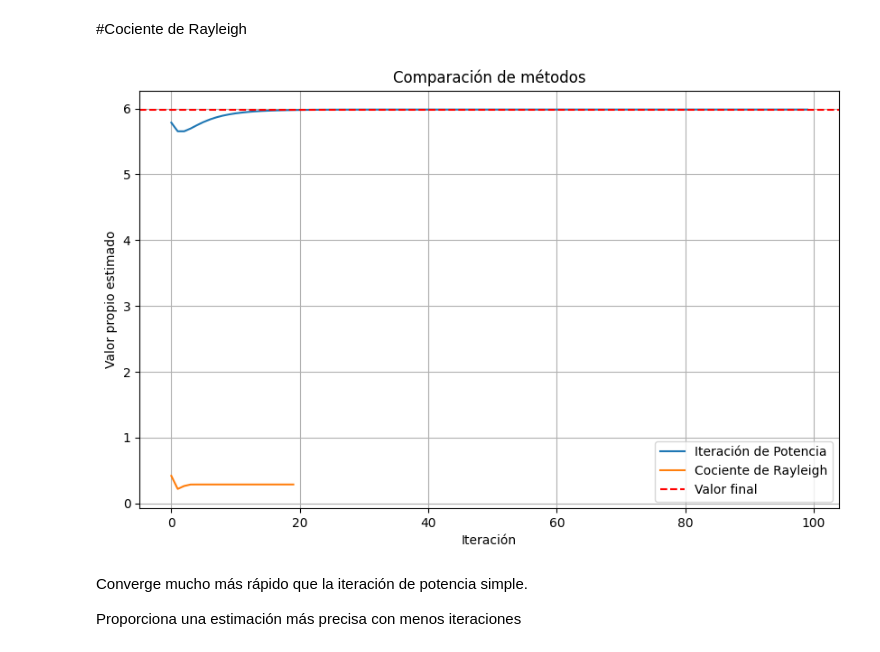
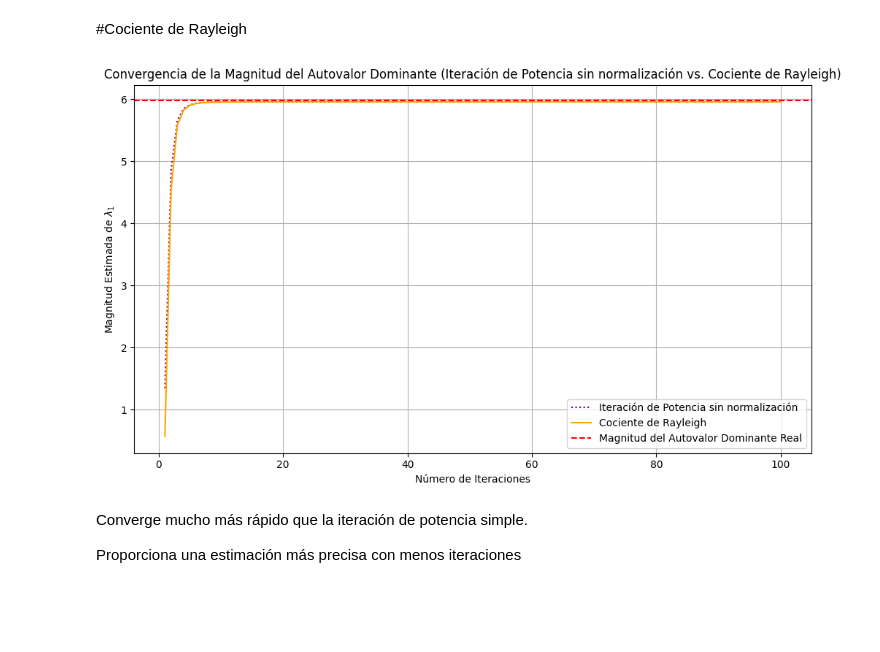
Before and after one commit to ncas13-gif/Mec-270-Lab, a Jupyter notebook: Lab06/eigenvalues.ipynb, the cells around one changed output. Drawn from its saved outputs; the diff is of its cells as text; code cells hidden in the pictures; blank space fills up the shorter version.

```diff
--- a/Lab06/eigenvalues.ipynb
+++ b/Lab06/eigenvalues.ipynb
@@ -255,39 +342,53 @@ El vector propio resultante muestra la dirección dominante de la transformació
 # %% [markdown]
 #Cociente de Rayleigh
 # %%
-def iteracion_cociente_rayleigh(A, num_iteraciones=100):
-    n = A.shape[0]
-    x = np.random.rand(n)
-    x = x / np.linalg.norm(x)
+import numpy as np
+import matplotlib.pyplot as plt
 
-    valores_propios = []
 
-    for _ in range(num_iteraciones):
-        # Calcular cociente de Rayleigh
-        lambda_estimado = (x.T @ A @ x) / (x.T @ x)
-        valores_propios.append(lambda_estimado)
+# --- Métodos Iterativos ---
+N_iterations = 100 # Número de iteraciones
 
-        # Resolver (A - lambda_estimado I)y = x
-        y = np.linalg.solve(A - lambda_estimado * np.eye(n), x)
-        x = y / np.linalg.norm(y)
+# Vector inicial aleatorio (no nulo)
+np.random.seed(42) # Para reproducibilidad
+x0 = np.random.rand(n_dim)
+x0 = x0 / np.linalg.norm(x0) # Normalizar para un mejor comportamiento inicial
 
-    return x, valores_propios
+# --- Algoritmo del Cociente de Rayleigh ---
+x_rayleigh_iter = np.copy(x0) # Vector inicial normalizado
+lambda_rayleigh_estimates = []
 
-vector_rayleigh, historia_rayleigh = iteracion_cociente_rayleigh(G, 20)
+for k in range(N_iterations):
+    y = D @ x_rayleigh_iter
+    if np.linalg.norm(x_rayleigh_iter) > 1e-15:
+        rayleigh_quotient = (x_rayleigh_iter.T @ D @ x_rayleigh_iter) / (x_rayleigh_iter.T @ x_rayleigh_iter)
+        lambda_rayleigh_estimates.append(rayleigh_quotient)
+    else:
+        lambda_rayleigh_estimates.append(np.nan)
+    if np.linalg.norm(y) > 1e-15:
+        x_rayleigh_iter = y / np.linalg.norm(y)
+    else:
+        x_rayleigh_iter = np.full(n_dim, np.nan)
 
-# Graficar comparación
+# --- Gráfica de Comparación ---
 plt.figure(figsize=(10, 6))
-plt.plot(historia_valores, label='Iteración de Potencia')
-plt.plot(historia_rayleigh, label='Cociente de Rayleigh')
-plt.axhline(y=historia_valores[-1], color='r', linestyle='--', label='Valor final')
-plt.title('Comparación de métodos')
-plt.xlabel('Iteración')
-plt.ylabel('Valor propio estimado')
+plt.plot(np.arange(1, len(lambda_power_estimates_unnormalized) + 1),
+             np.abs(lambda_power_estimates_unnormalized),
+             label='Iteración de Potencia sin normalización', color='purple', linestyle=':')
+plt.plot(np.arange(1, len(lambda_rayleigh_estimates) + 1),
+             np.abs(lambda_rayleigh_estimates),
+             label='Cociente de Rayleigh', color='orange')
+plt.axhline(y=np.abs(dominant_eigenvalue_D), color='red', linestyle='--',
+                label='Magnitud del Autovalor Dominante Real')
+plt.title('Convergencia de la Magnitud del Autovalor Dominante (Iteración de Potencia sin normalización vs. Cociente de Rayleigh)')
+plt.xlabel('Número de Iteraciones')
+plt.ylabel('Magnitud Estimada de $\\lambda_1$')
 plt.legend()
 plt.grid(True)
+plt.tight_layout()
 plt.show()
 # %% [output]
-[figure, old version]
+[figure, new version]
 # %% [markdown]
 Converge mucho más rápido que la iteración de potencia simple.
 
```
Also changed, not shown: parts of 3 cells of this notebook.
